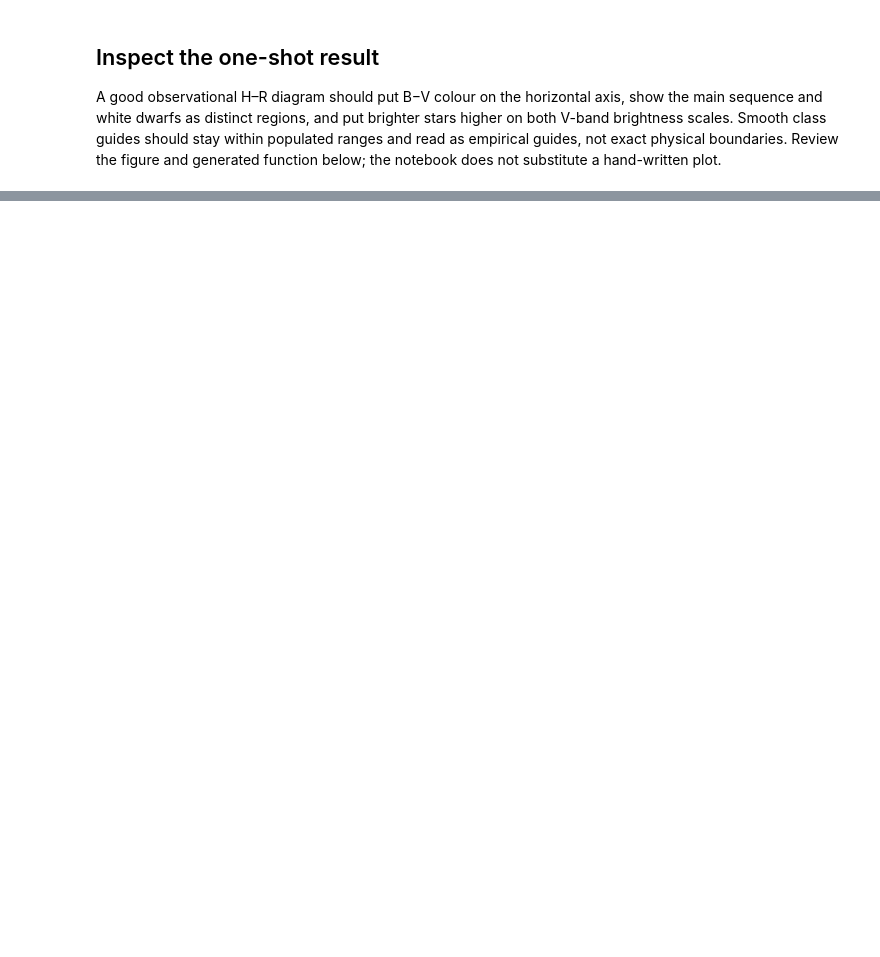
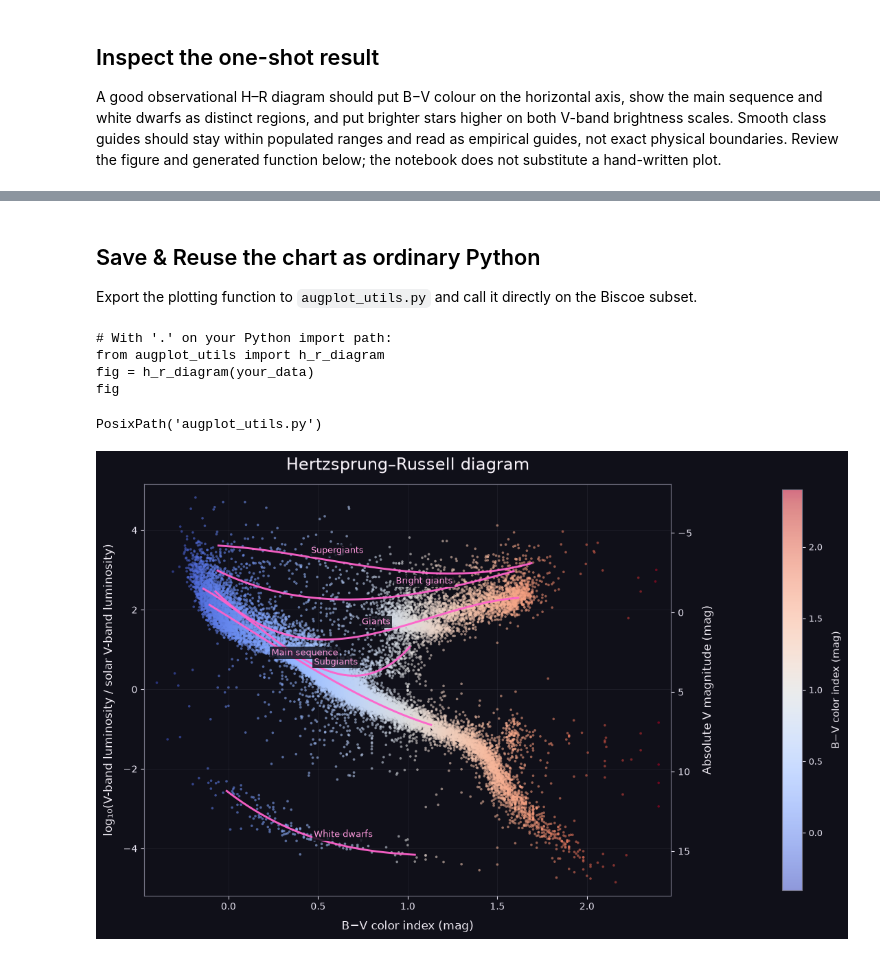
Before and after one commit to egpand/augplot, a Jupyter notebook: examples/hertzsprung-russell-one-shot.ipynb, the cells around one changed output, grey strips where cells are left out. Drawn from its saved outputs; the diff is of its cells as text; code cells hidden in the pictures; blank space fills up the shorter version.

Commit message:
Added save & reuse block to the hr diagram demo

```diff
--- a/examples/hertzsprung-russell-one-shot.ipynb
+++ b/examples/hertzsprung-russell-one-shot.ipynb
@@ -95,0 +137,19 @@ display(Code(chart.code, language="python"))
+# %% [markdown]
+## Save & Reuse the chart as ordinary Python
+
+Export the plotting function to `augplot_utils.py` and call it directly on the Biscoe subset.
+# %%
+chart.to_python(function_name="h_r_diagram")
+# %% [output]
+# With '.' on your Python import path:
+from augplot_utils import h_r_diagram
+fig = h_r_diagram(your_data)
+fig
+PosixPath('augplot_utils.py')
+# %%
+from augplot_utils import h_r_diagram
+
+fig = h_r_diagram(stars)
+fig
+# %% [output]
+[figure, added]
```
Also changed, not shown: parts of 4 cells of this notebook.
